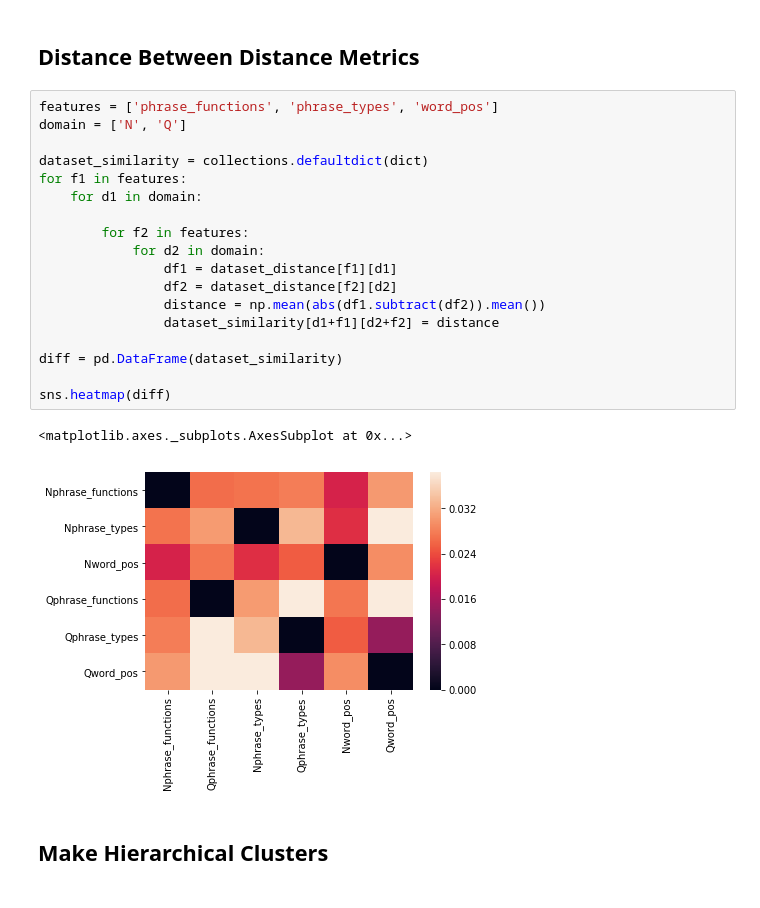
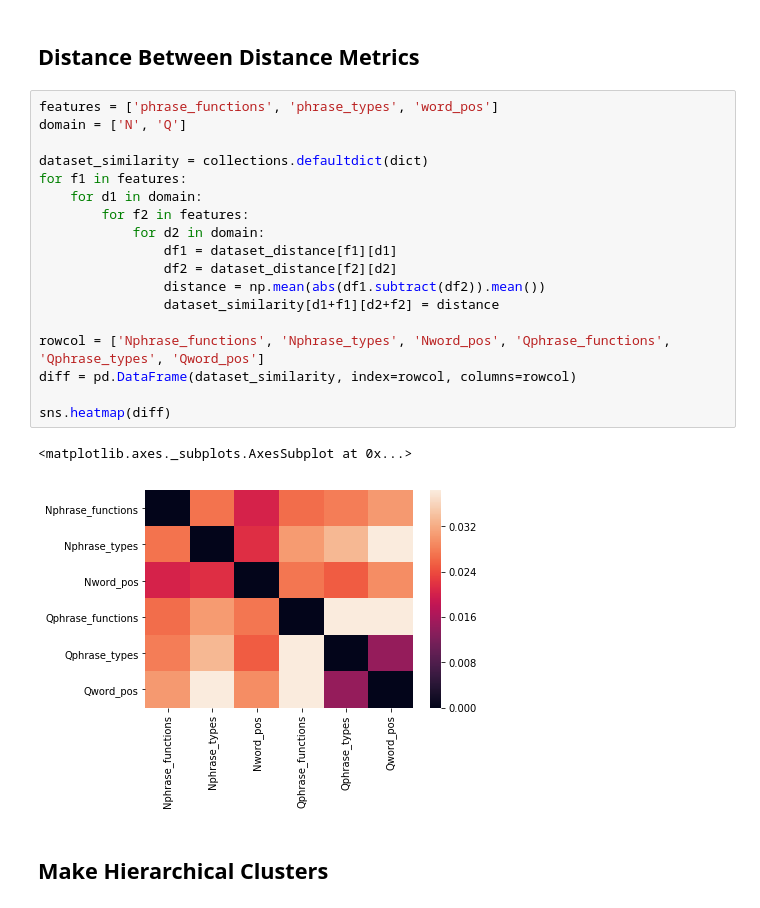
Before and after one commit to ETCBC/Probabilistic_Language_Change, a Jupyter notebook: analysis.ipynb, the cells around one changed output. Drawn from its saved outputs; the diff is of its cells as text.

```diff
--- a/analysis.ipynb
+++ b/analysis.ipynb
@@ -498,24 +500,24 @@ w.Distance.std()
 # %%
 features = ['phrase_functions', 'phrase_types', 'word_pos']
 domain = ['N', 'Q']
 
 dataset_similarity = collections.defaultdict(dict)
 for f1 in features:
     for d1 in domain:
-
         for f2 in features:
             for d2 in domain:
                 df1 = dataset_distance[f1][d1]
                 df2 = dataset_distance[f2][d2]
                 distance = np.mean(abs(df1.subtract(df2)).mean())
                 dataset_similarity[d1+f1][d2+f2] = distance
 
-diff = pd.DataFrame(dataset_similarity)
+rowcol = ['Nphrase_functions', 'Nphrase_types', 'Nword_pos', 'Qphrase_functions', 'Qphrase_types', 'Qword_pos']
+diff = pd.DataFrame(dataset_similarity, index=rowcol, columns=rowcol)
 
 sns.heatmap(diff)
 # %% [output]
 <matplotlib.axes._subplots.AxesSubplot at 0x...>
-[figure, old version]
+[figure, new version]
 # %% [markdown]
 ## Make Hierarchical Clusters
 # %%
```
Also changed, not shown: parts of 21 cells of this notebook, 1 other file.
